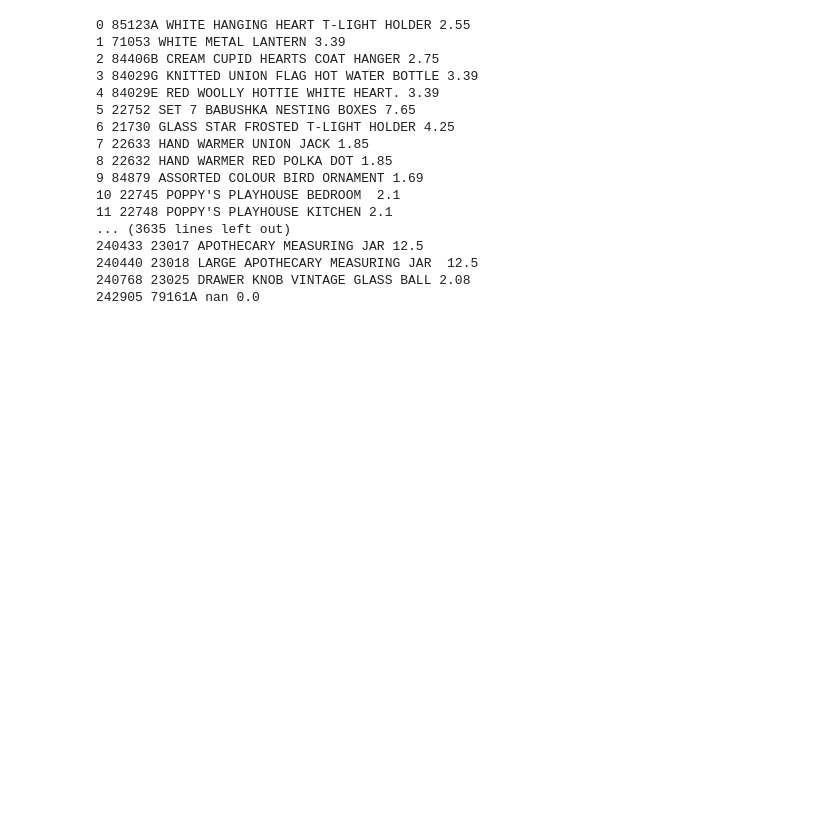
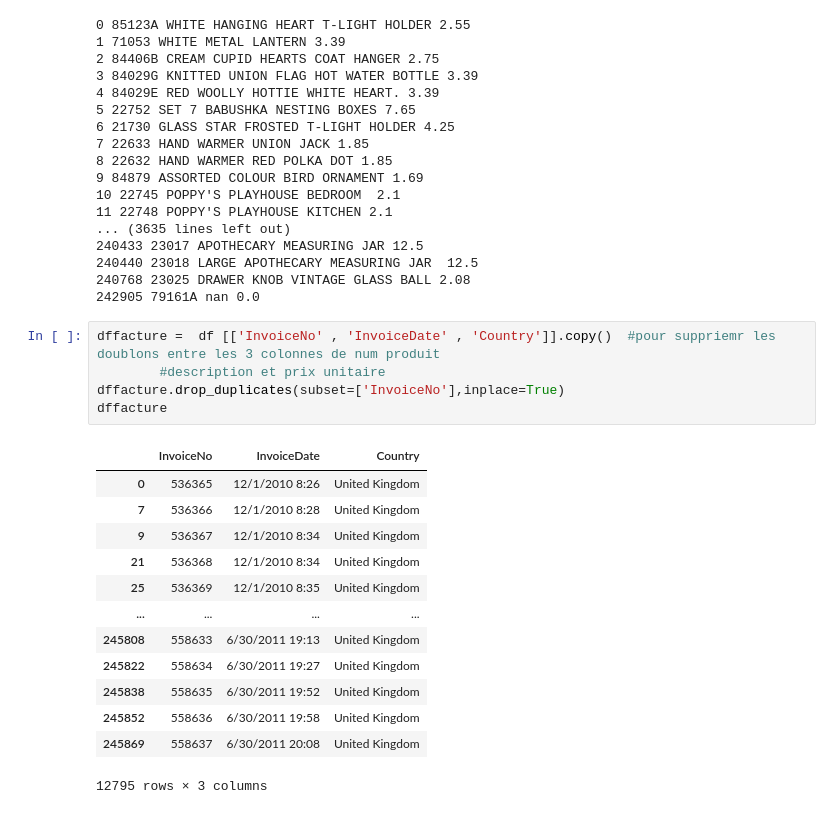
Before and after one commit to SaiaR1523/Projet1C-bis, a Jupyter notebook: ETL2/ETL2/Traitement import BDD.ipynb, the cells around one changed output. Drawn from its saved outputs; the diff is of its cells as text; blank space fills up the shorter version.

Commit message:
tout va dans la BDD à changer le format date
alimentation fait,
reste plus qu'à changer format date et voir la suite

```diff
--- a/ETL2/ETL2/Untitled.ipynb
+++ b/ETL2/ETL2/Traitement import BDD.ipynb
@@ -64,3 +64,22 @@ for index, row in dfproduit.iterrows():
 240440 23018 LARGE APOTHECARY MEASURING JAR  12.5
 240768 23025 DRAWER KNOB VINTAGE GLASS BALL 2.08
 242905 79161A nan 0.0
+# %%
+dffacture =  df [['InvoiceNo' , 'InvoiceDate' , 'Country']].copy()  #pour suppriemr les doublons entre les 3 colonnes de num produit
+        #description et prix unitaire
+dffacture.drop_duplicates(subset=['InvoiceNo'],inplace=True)
+dffacture
+# %% [output]
+|  | InvoiceNo | InvoiceDate | Country |
+| 0 | 536365 | 12/1/2010 8:26 | United Kingdom |
+| 7 | 536366 | 12/1/2010 8:28 | United Kingdom |
+| 9 | 536367 | 12/1/2010 8:34 | United Kingdom |
+| 21 | 536368 | 12/1/2010 8:34 | United Kingdom |
+| 25 | 536369 | 12/1/2010 8:35 | United Kingdom |
+| ... | ... | ... | ... |
+| 245808 | 558633 | 6/30/2011 19:13 | United Kingdom |
+| 245822 | 558634 | 6/30/2011 19:27 | United Kingdom |
+| 245838 | 558635 | 6/30/2011 19:52 | United Kingdom |
+| 245852 | 558636 | 6/30/2011 19:58 | United Kingdom |
+| 245869 | 558637 | 6/30/2011 20:08 | United Kingdom |
+12795 rows × 3 columns
```
Also changed, not shown: parts of 1 cell of this notebook, 6 other files.
